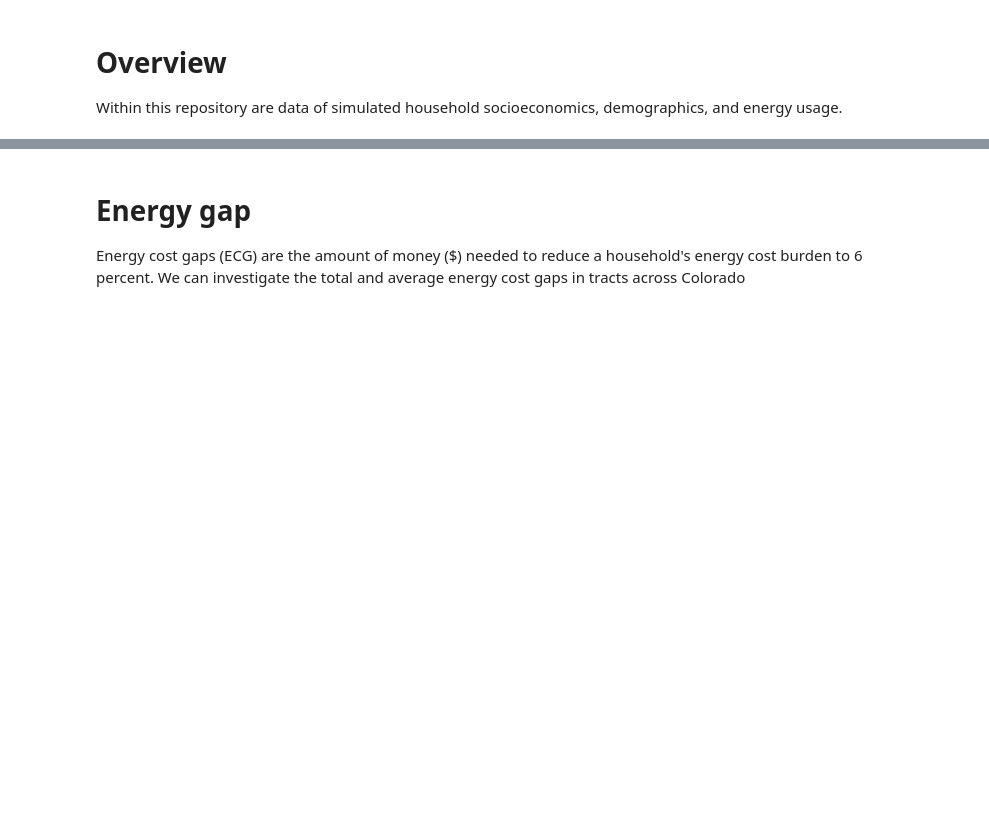
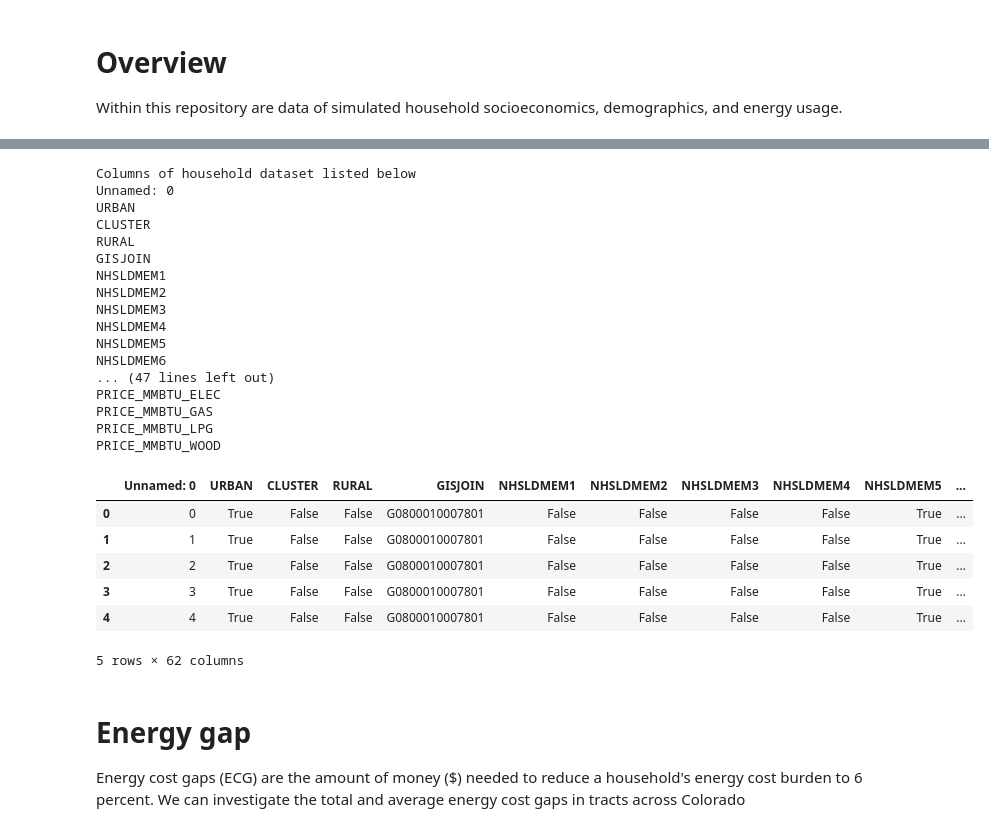
Before and after one commit to PSEHE/CO_energy_household_simulation, a Jupyter notebook: sample_household_plots.ipynb, the cells around one changed output, grey strips where cells are left out. Saved outputs shown, nothing was run; the diff lists cells and outputs as text; code cells hidden in the pictures; blank space fills up the shorter version.

```diff
--- a/sample_household_plots.ipynb
+++ b/sample_household_plots.ipynb
@@ -11,3 +14,35 @@ tract_geodf = gpd.read_file("./CO_tract_shapefiles/tract_CO.shp")
+# %%
+print("Columns of household dataset listed below")
+for col in df_households.columns:
+    print(col)
+# print("COLUMNS of dataset:" + )
+
+df_households.head()
+# %% [output]
+Columns of household dataset listed below
+Unnamed: 0
+URBAN
+CLUSTER
+RURAL
+GISJOIN
+NHSLDMEM1
+NHSLDMEM2
+NHSLDMEM3
+NHSLDMEM4
+NHSLDMEM5
+NHSLDMEM6
+... (47 lines left out)
+PRICE_MMBTU_ELEC
+PRICE_MMBTU_GAS
+PRICE_MMBTU_LPG
+PRICE_MMBTU_WOOD
+|  | Unnamed: 0 | URBAN | CLUSTER | RURAL | GISJOIN | NHSLDMEM1 | NHSLDMEM2 | NHSLDMEM3 | NHSLDMEM4 | NHSLDMEM5 | ... |
+| 0 | 0 | True | False | False | G0800010007801 | False | False | False | False | True | ... |
+| 1 | 1 | True | False | False | G0800010007801 | False | False | False | False | True | ... |
+| 2 | 2 | True | False | False | G0800010007801 | False | False | False | False | True | ... |
+| 3 | 3 | True | False | False | G0800010007801 | False | False | False | False | True | ... |
+| 4 | 4 | True | False | False | G0800010007801 | False | False | False | False | True | ... |
+5 rows × 62 columns
 # %% [markdown]
 # Energy gap
 Energy cost gaps (ECG) are the amount of money ($) needed to reduce a household's energy cost burden to 6 percent. We can investigate the total and
```
Also changed, not shown: parts of 3 cells of this notebook.
